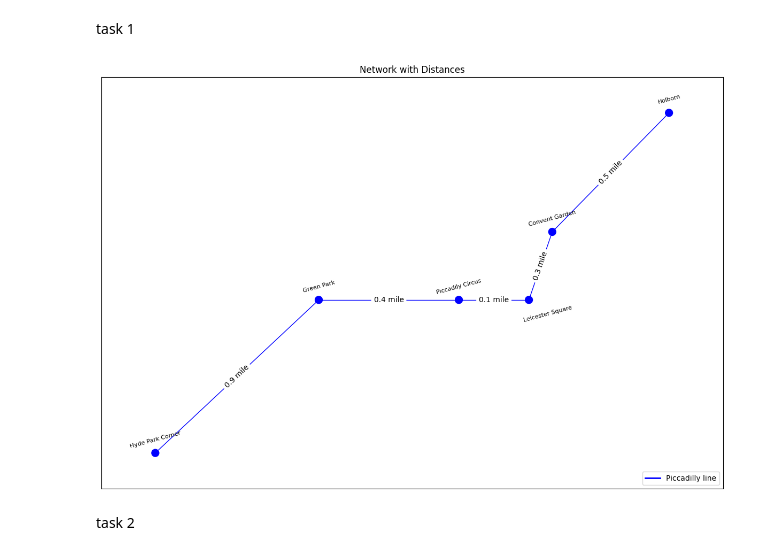
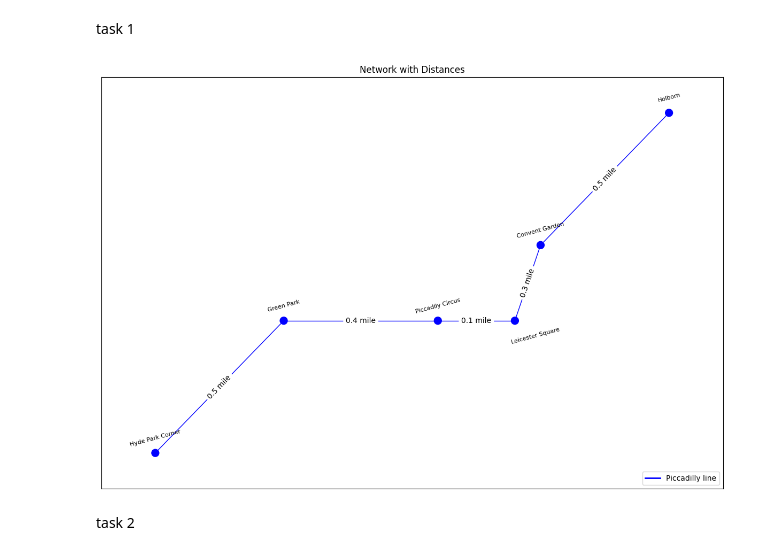
Before and after one commit to lequangphuc-1310/comp1844, a Jupyter notebook: cw.ipynb, the cells around one changed output. Cells and saved outputs as stored; diff of their text form; code cells hidden in the pictures.

```diff
--- a/cw.ipynb
+++ b/cw.ipynb
@@ -17,7 +17,7 @@ import matplotlib.pyplot as plt
 
 Graph = nx.Graph()
 
-Graph.add_node('Hyde Park Corner', npos=(0,0 ), ccn='#0000ff')
+Graph.add_node('Hyde Park Corner', npos=(2,2), ccn='#0000ff')
 Graph.add_node('Green Park', npos=(7, 9), ccn='#0000ff')
 Graph.add_node('Piccadily Circus', npos=(13, 9), ccn='#0000ff')
 Graph.add_node('Leicester Square', npos=(16, 9), ccn='#0000ff')
@@ -25,7 +25,7 @@ Graph.add_node('Convent Garden', npos=(17, 13), ccn='#0000ff')
 Graph.add_node('Holborn', npos=(22, 20), ccn='#0000ff')
 
 distances = {
-    ('Hyde Park Corner', 'Green Park'): 0.9,
+    ('Hyde Park Corner', 'Green Park'): 0.5,
     ('Green Park', 'Piccadily Circus'): 0.4,
     ('Piccadily Circus', 'Leicester Square'): 0.1,
     ('Leicester Square', 'Convent Garden'): 0.3,
@@ -50,34 +50,34 @@ nx.draw_networkx_nodes(Graph, pos, node_color=nodearray, node_size=100)
 nx.draw_networkx_edges(Graph, pos, edge_color=edgearray)
 
 labels = {node: node for node in Graph.nodes()}
 label_pos = {}
 for node, (x, y) in pos.items():
     if node == 'Leicester Square':
         label_pos[node] = (x + 0.8, y - 0.8)  # Adjust label position for 'Leicester Square'
     else:
         label_pos[node] = (x, y + 0.8)
 
 for node, (x, y) in label_pos.items():
     plt.text(x, y, node, fontsize=8, rotation=15, ha='center', va='center')
 
 edge_labels = {(u, v): f'{d} mile' for (u, v), d in distances.items()}
 nx.draw_networkx_edge_labels(Graph, pos, edge_labels=edge_labels)
 
 # Add title
 plt.title("Network with Distances")
 
 
 # Create the legend with lines instead of patches
 from matplotlib.lines import Line2D
 blue_line = Line2D([0], [0], color='#0000ff', lw=2, label='Piccadilly line')
 
 # Place the legend in the bottom right corner
 plt.legend(handles=[blue_line], loc='lower right')\
 
 # Show the plot
 plt.show()
 # %% [output]
-[figure, old version]
+[figure, new version]
 # %% [markdown]
 task 2
 # %%
```
Also changed, not shown: parts of 2 cells of this notebook.
